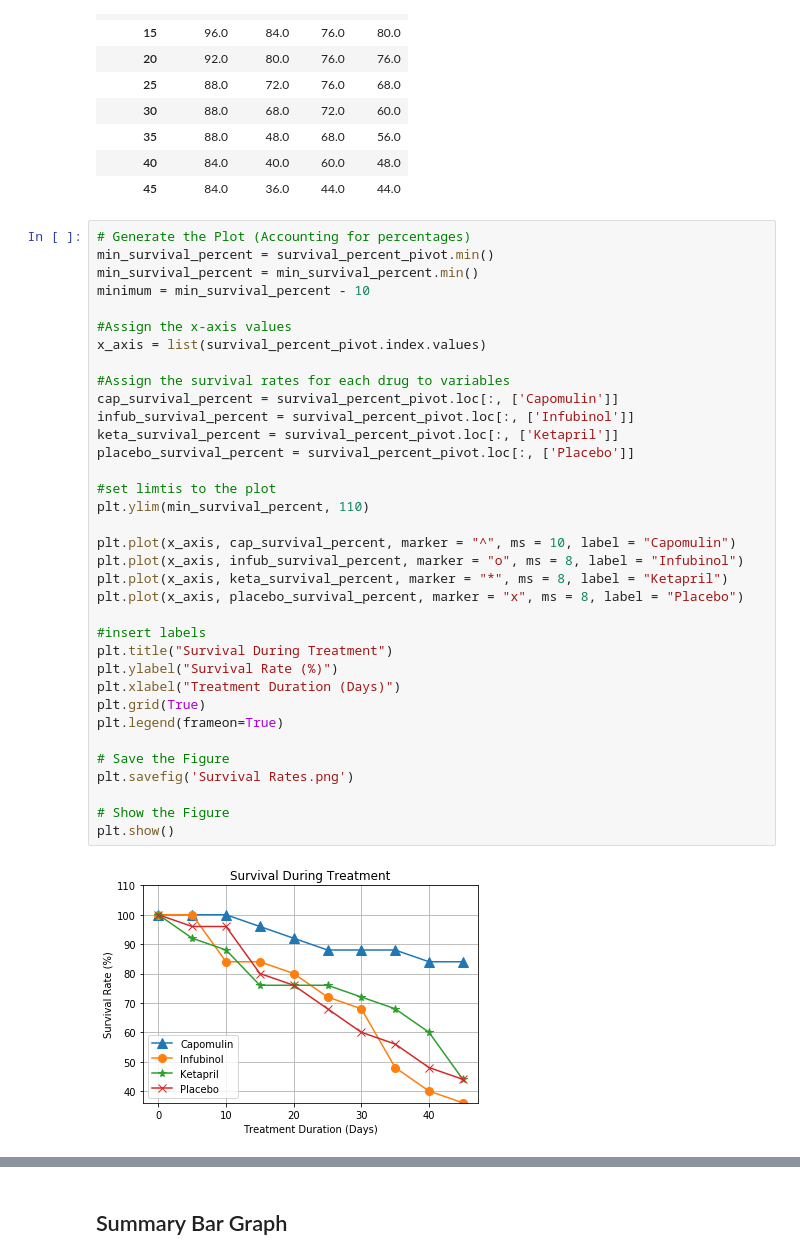
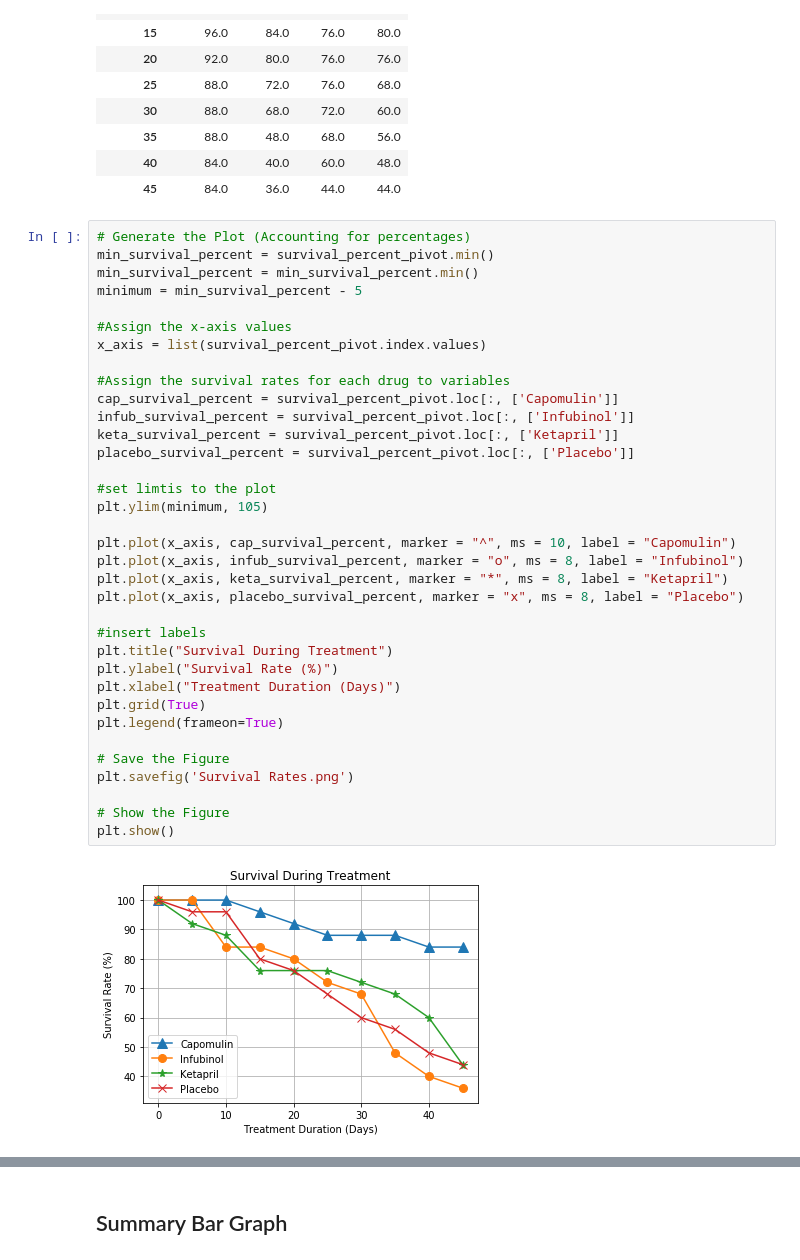
Before and after one commit to moalarcon/matplotlib-challenge, a Jupyter notebook: Pymaceuticals/MMAA_pymaceuticals_starter.ipynb, the cells around one changed output, grey strips where cells are left out. Saved outputs shown, nothing was run; the diff lists cells and outputs as text.

```diff
--- a/Pymaceuticals/MMAA_pymaceuticals_starter.ipynb
+++ b/Pymaceuticals/MMAA_pymaceuticals_starter.ipynb
@@ -460,39 +460,39 @@ survival_percent_pivot
 # Generate the Plot (Accounting for percentages)
 min_survival_percent = survival_percent_pivot.min()
 min_survival_percent = min_survival_percent.min()
-minimum = min_survival_percent - 10
+minimum = min_survival_percent - 5
 
 #Assign the x-axis values
 x_axis = list(survival_percent_pivot.index.values)
 
 #Assign the survival rates for each drug to variables
 cap_survival_percent = survival_percent_pivot.loc[:, ['Capomulin']]
 infub_survival_percent = survival_percent_pivot.loc[:, ['Infubinol']]
 keta_survival_percent = survival_percent_pivot.loc[:, ['Ketapril']]
 placebo_survival_percent = survival_percent_pivot.loc[:, ['Placebo']]
 
 #set limtis to the plot
-plt.ylim(min_survival_percent, 110)
+plt.ylim(minimum, 105)
 
 plt.plot(x_axis, cap_survival_percent, marker = "^", ms = 10, label = "Capomulin")
 plt.plot(x_axis, infub_survival_percent, marker = "o", ms = 8, label = "Infubinol")
 plt.plot(x_axis, keta_survival_percent, marker = "*", ms = 8, label = "Ketapril")
 plt.plot(x_axis, placebo_survival_percent, marker = "x", ms = 8, label = "Placebo")
 
 #insert labels
 plt.title("Survival During Treatment")
 plt.ylabel("Survival Rate (%)")
 plt.xlabel("Treatment Duration (Days)")
 plt.grid(True)
 plt.legend(frameon=True)
 
 # Save the Figure
 plt.savefig('Survival Rates.png')
 
 # Show the Figure
 plt.show()
 # %% [output]
-[figure, old version]
+[figure, new version]
 # %% [markdown]
 ![Metastatic Spread During Treatment](../Images/survival.png)
 # %% [markdown]
```
Also changed, not shown: parts of 3 cells of this notebook, 2 other files.
